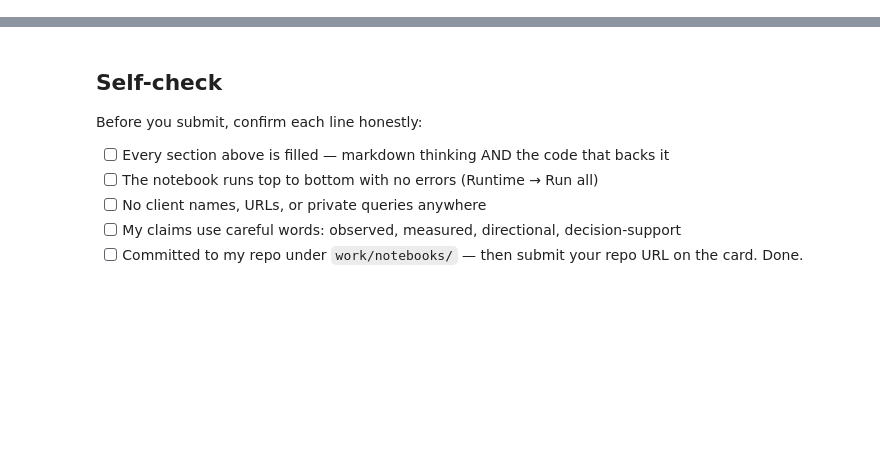
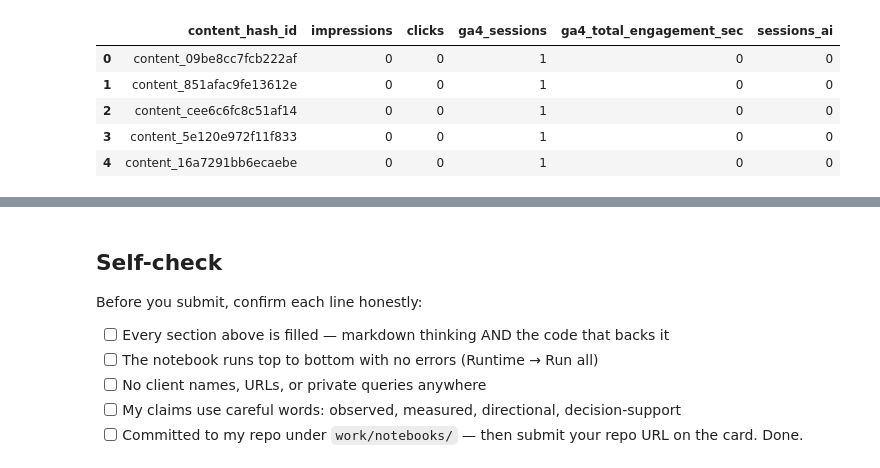
Before and after one commit to somyamaheshwari2612/flyyyyy, a Jupyter notebook: work/notebooks/capstone.ipynb, the cells around one changed output, grey strips where cells are left out. Cells and saved outputs as stored; diff of their text form; code cells hidden in the pictures; blank space fills up the shorter version.

```diff
--- a/work/notebooks/capstone.ipynb
+++ b/work/notebooks/capstone.ipynb
@@ -19,0 +21,76 @@ This skeleton is yours to fill. Work the sections **in order** — each one has
+# %%
+
+import duckdb
+from google.colab import userdata
+import pandas as pd
+
+# 1. Initialize DuckDB and authenticate using the Colab Secret you set up
+con = duckdb.connect()
+con.execute("INSTALL httpfs; LOAD httpfs;")
+con.execute(f"CREATE SECRET hf_token (TYPE HUGGINGFACE, TOKEN '{userdata.get('HF_TOKEN')}');")
+
+# Define the Hugging Face path for the March 2026 data partition
+hf_path = "hf://datasets/FlyRank/internship-warehouse/fact_content_daily_performance/month=2026-03/*.parquet"
+
+# --- QUERY 1: Check Row Count and Date Span ---
+print("--- Row Count & Date Span ---")
+query_span = f"""
+    SELECT
+        COUNT(*) as total_rows,
+        MIN(report_date) as start_date,
+        MAX(report_date) as end_date
+    FROM read_parquet('{hf_path}')
+"""
+display(con.execute(query_span).df())
+
+# --- QUERY 2: Verify the Grain (One row = one content item per day) ---
+print("\n--- Grain Verification ---")
+query_grain = f"""
+    SELECT
+        report_date,
+        content_hash_id,
+        COUNT(*) as row_count
+    FROM read_parquet('{hf_path}')
+    GROUP BY report_date, content_hash_id
+    HAVING COUNT(*) > 1
+    LIMIT 5
+"""
+# If the dataframe is empty, it proves there are no duplicates and our grain is correct!
+display(con.execute(query_grain).df())
+
+# --- QUERY 3: Availability Check (using IS TRUE) ---
+print("\n--- GA4 Data Availability ---")
+query_avail = f"""
+    SELECT COUNT(*) as valid_ga4_rows
+    FROM read_parquet('{hf_path}')
+    WHERE ga4_data_available IS TRUE
+"""
+display(con.execute(query_avail).df())
+# --- THE 5 FEATURES FRAME ---
+print("\n--- 5 Features Frame ---")
+query_features = f"""
+    SELECT
+        content_hash_id,
+        gsc_impressions AS impressions,
+        gsc_clicks AS clicks,
+        ga4_sessions,
+        ga4_total_engagement_sec,
+        sessions_ai
+    FROM read_parquet('{hf_path}')
+    WHERE ga4_data_available IS TRUE
+    LIMIT 5
+"""
+df_features = con.execute(query_features).df()
+display(df_features)
+
+# --- THE TRAP (Leakage Experiment) ---
+print("\n--- The Trap (Leakage Column) ---")
+# 1. Add the trap (a label-derived column)
+df_features['TRAP_leaky_target_copy'] = (df_features['impressions'] < 100).astype(int)
+print("Trap Added: 'TRAP_leaky_target_copy' (Simulates 100% accuracy jump)")
+display(df_features.head(2))
+
+# 2. Delete the trap to keep the model honest
+df_features = df_features.drop(columns=['TRAP_leaky_target_copy'])
+print("Trap Removed: Dropped the leaky column to prevent circular logic.")
+# %% [output]
@@ -19,0 +106,6 @@ This skeleton is yours to fill. Work the sections **in order** — each one has
+|  | content_hash_id | impressions | clicks | ga4_sessions | ga4_total_engagement_sec | sessions_ai |
+| 0 | content_09be8cc7fcb222af | 0 | 0 | 1 | 0 | 0 |
+| 1 | content_851afac9fe13612e | 0 | 0 | 1 | 0 | 0 |
+| 2 | content_cee6c6fc8c51af14 | 0 | 0 | 1 | 0 | 0 |
+| 3 | content_5e120e972f11f833 | 0 | 0 | 1 | 0 | 0 |
+| 4 | content_16a7291bb6ecaebe | 0 | 0 | 1 | 0 | 0 |
```
Also changed, not shown: parts of 25 cells of this notebook.
